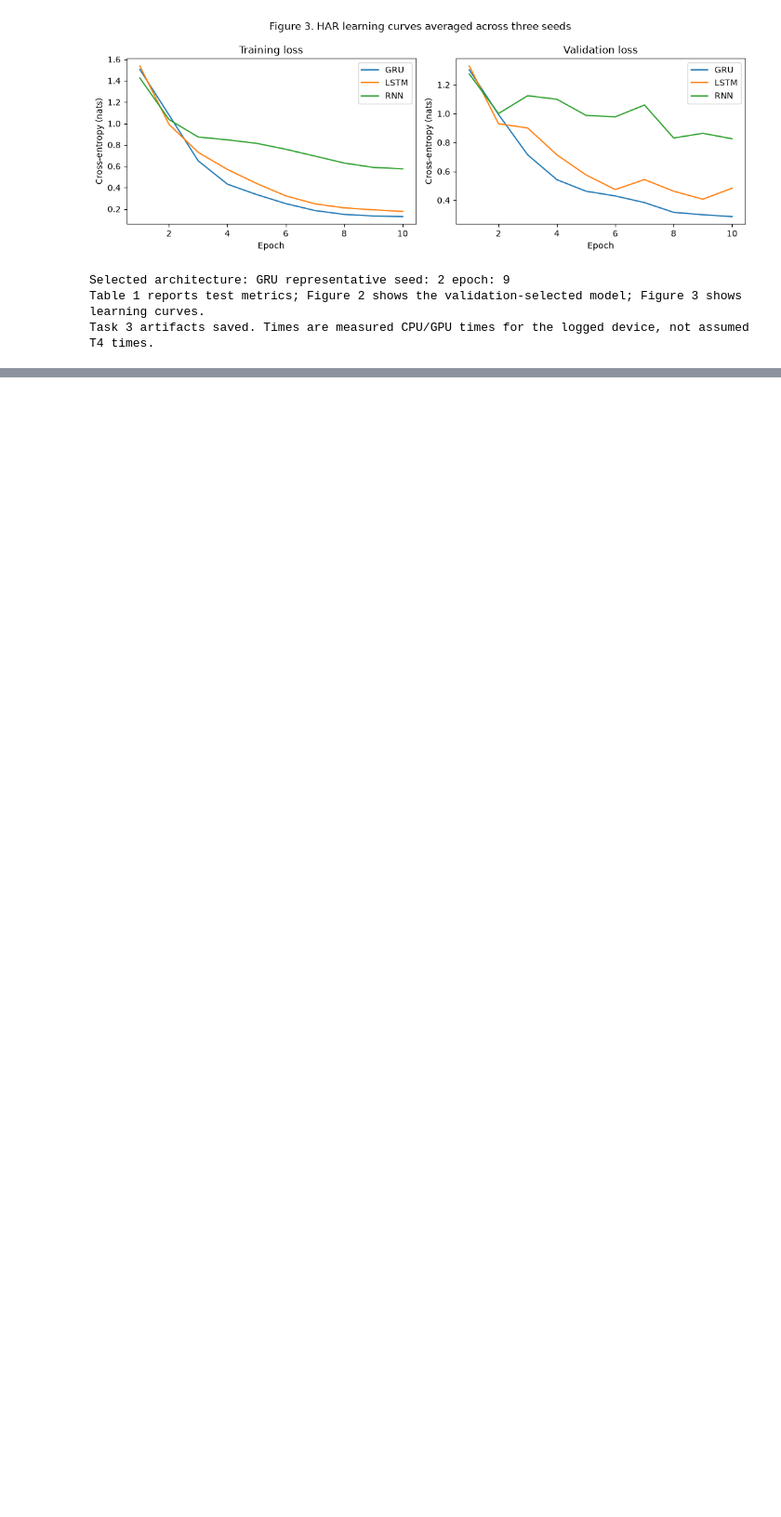
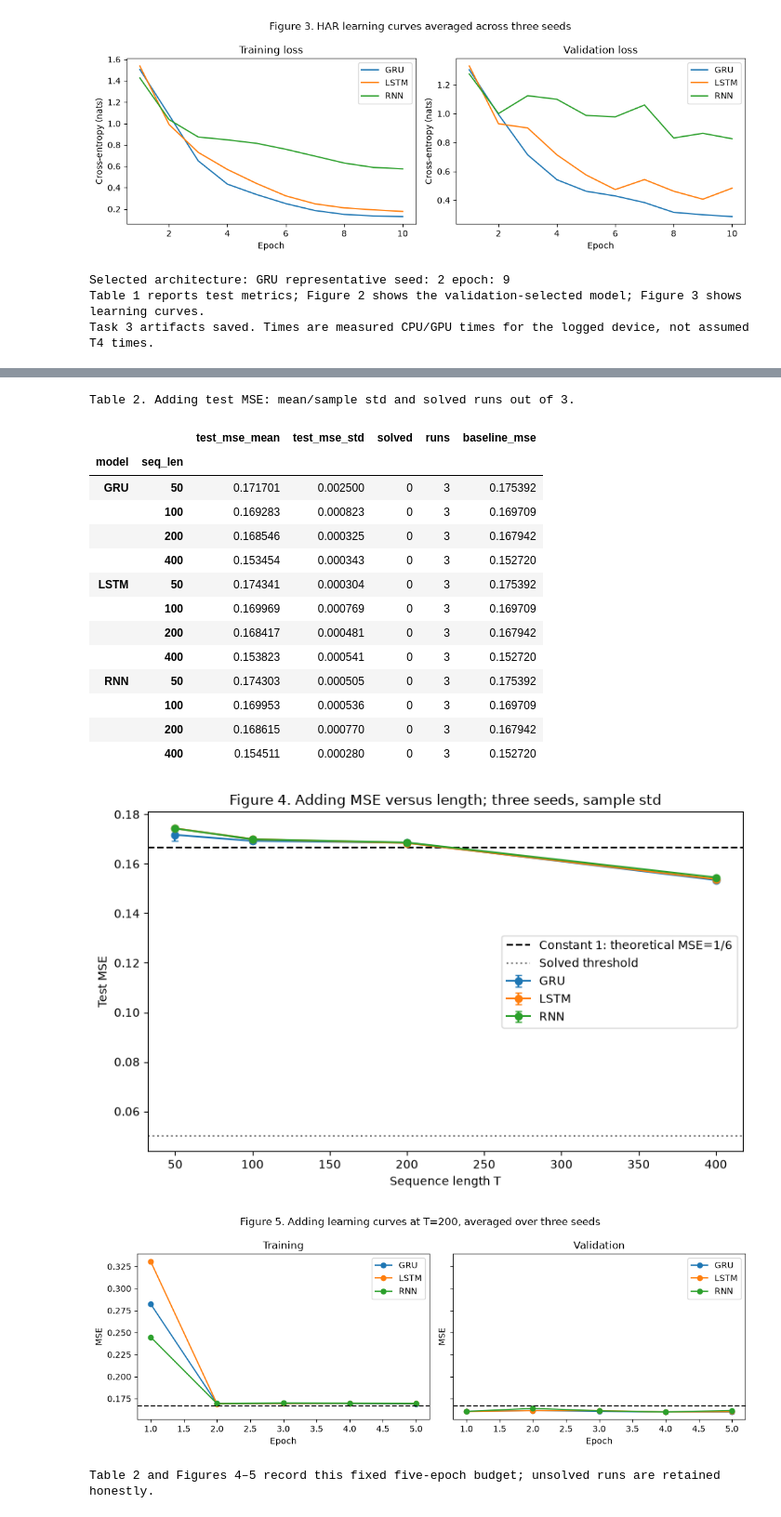
Before and after one commit to tusharviradiya/aiml-dnn-assignment-2, a Jupyter notebook: problem1/problem1.ipynb, the cells around one changed output, grey strips where cells are left out. Shown at 93% size. Saved outputs shown, nothing was run; the diff lists cells and outputs as text; code cells hidden in the pictures; blank space fills up the shorter version.

```diff
--- a/problem1/problem1.ipynb
+++ b/problem1/problem1.ipynb
@@ -901,0 +1157,2 @@ Task 3 artifacts saved. Times are measured CPU/GPU times for the logged device,
+# %%
+adding_runs.append(run_adding('LSTM',400,2))
@@ -901,0 +1161,2 @@ Task 3 artifacts saved. Times are measured CPU/GPU times for the logged device,
+# %%
+adding_runs.append(run_adding('GRU',400,0))
@@ -901,0 +1165,2 @@ Task 3 artifacts saved. Times are measured CPU/GPU times for the logged device,
+# %%
+adding_runs.append(run_adding('GRU',400,1))
@@ -901,0 +1169,2 @@ Task 3 artifacts saved. Times are measured CPU/GPU times for the logged device,
+# %%
+adding_runs.append(run_adding('GRU',400,2))
@@ -901,0 +1173,54 @@ Task 3 artifacts saved. Times are measured CPU/GPU times for the logged device,
+# %%
+assert len(adding_runs)==36
+assert {(r['model'],r['seq_len'],r['seed']) for r in adding_runs}=={(m,T,s) for m in ('RNN','LSTM','GRU') for T in ADDING_CONFIG['lengths'] for s in SEEDS}
+adding_table=pd.DataFrame([dict(model=r['model'],seq_len=r['seq_len'],seed=r['seed'],best_epoch=r['best_epoch'],
+                              val_mse=r['best_val_mse'],test_mse=r['row']['test_mse'],baseline_mse=r['baseline_mse'],
+                              params=r['row']['params'],sec_per_epoch=r['row']['sec_per_epoch'],solved=r['row']['test_mse']<0.05) for r in adding_runs])
+adding_summary=adding_table.groupby(['model','seq_len']).agg(test_mse_mean=('test_mse','mean'),test_mse_std=('test_mse','std'),
+    solved=('solved','sum'),runs=('seed','count'),baseline_mse=('baseline_mse','first'))
+assert (adding_summary.runs==3).all() and not adding_summary.isna().any().any()
+adding_history=pd.DataFrame([e for r in adding_runs for e in r['history']])
+adding_predictions=pd.DataFrame([dict(model=r['model'],seq_len=r['seq_len'],seed=r['seed'],sample=i,predicted=p)
+                                for r in adding_runs for i,p in enumerate(r['predictions'])])
+adding_table.to_csv(METRICS/'adding_runs.csv',index=False)
+adding_summary.to_csv(METRICS/'adding_summary.csv')
+adding_history.to_csv(METRICS/'adding_history.csv',index=False)
+adding_predictions.to_csv(METRICS/'adding_predictions.csv',index=False)
+(METRICS/'adding_config.json').write_text(json.dumps(dict(run_id=ADDING_ID,**ADDING_CONFIG),indent=2))
+print('Table 2. Adding test MSE: mean/sample std and solved runs out of 3.')
+display(adding_summary)
+fig,ax=plt.subplots(figsize=(8,5))
+for kind,group in adding_summary.reset_index().groupby('model'):
+    ax.errorbar(group.seq_len,group.test_mse_mean,yerr=group.test_mse_std,marker='o',capsize=3,label=kind)
+ax.axhline(1/6,ls='--',color='black',label='Constant 1: theoretical MSE=1/6')
+ax.axhline(0.05,ls=':',color='gray',label='Solved threshold')
+ax.set(xlabel='Sequence length T',ylabel='Test MSE',title='Figure 4. Adding MSE versus length; three seeds, sample std')
+ax.legend();fig.tight_layout();fig.savefig(FIGURES/'adding_mse_vs_length.png',dpi=150);plt.show()
+fig,axes=plt.subplots(1,2,figsize=(11,4),sharey=True)
+for kind,g in adding_history[adding_history.seq_len==200].groupby('model'):
+    stats=g.groupby('epoch')[['train_mse','val_mse']].mean()
+    for ax,column in zip(axes,['train_mse','val_mse']):ax.plot(stats.index,stats[column],marker='o',label=kind)
+for ax,title in zip(axes,['Training','Validation']):
+    ax.axhline(1/6,ls='--',color='black');ax.set(xlabel='Epoch',ylabel='MSE',title=title);ax.legend()
+fig.suptitle('Figure 5. Adding learning curves at T=200, averaged over three seeds')
+fig.tight_layout();fig.savefig(FIGURES/'adding_curves_t200.png',dpi=150);plt.show()
+print('Table 2 and Figures 4–5 record this fixed five-epoch budget; unsolved runs are retained honestly.')
+# %% [output]
+Table 2. Adding test MSE: mean/sample std and solved runs out of 3.
+|  |  | test_mse_mean | test_mse_std | solved | runs | baseline_mse |
+| model | seq_len |  |  |  |  |  |
+| GRU | 50 | 0.171701 | 0.002500 | 0 | 3 | 0.175392 |
+|  | 100 | 0.169283 | 0.000823 | 0 | 3 | 0.169709 |
+|  | 200 | 0.168546 | 0.000325 | 0 | 3 | 0.167942 |
+|  | 400 | 0.153454 | 0.000343 | 0 | 3 | 0.152720 |
+| LSTM | 50 | 0.174341 | 0.000304 | 0 | 3 | 0.175392 |
+|  | 100 | 0.169969 | 0.000769 | 0 | 3 | 0.169709 |
+|  | 200 | 0.168417 | 0.000481 | 0 | 3 | 0.167942 |
+|  | 400 | 0.153823 | 0.000541 | 0 | 3 | 0.152720 |
+| RNN | 50 | 0.174303 | 0.000505 | 0 | 3 | 0.175392 |
+|  | 100 | 0.169953 | 0.000536 | 0 | 3 | 0.169709 |
+|  | 200 | 0.168615 | 0.000770 | 0 | 3 | 0.167942 |
+|  | 400 | 0.154511 | 0.000280 | 0 | 3 | 0.152720 |
+[figure, added]
+[figure, added]
+Table 2 and Figures 4–5 record this fixed five-epoch budget; unsolved runs are retained honestly.
```
Also changed, not shown: parts of 44 cells of this notebook, 15 other files.
